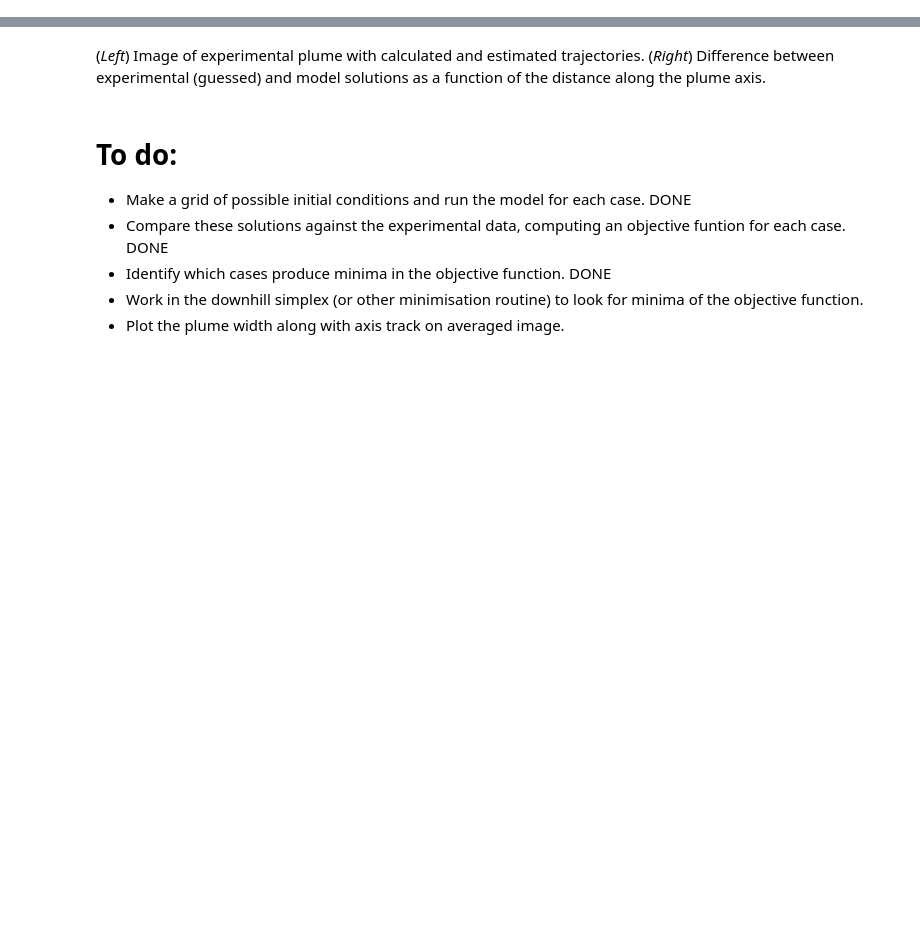
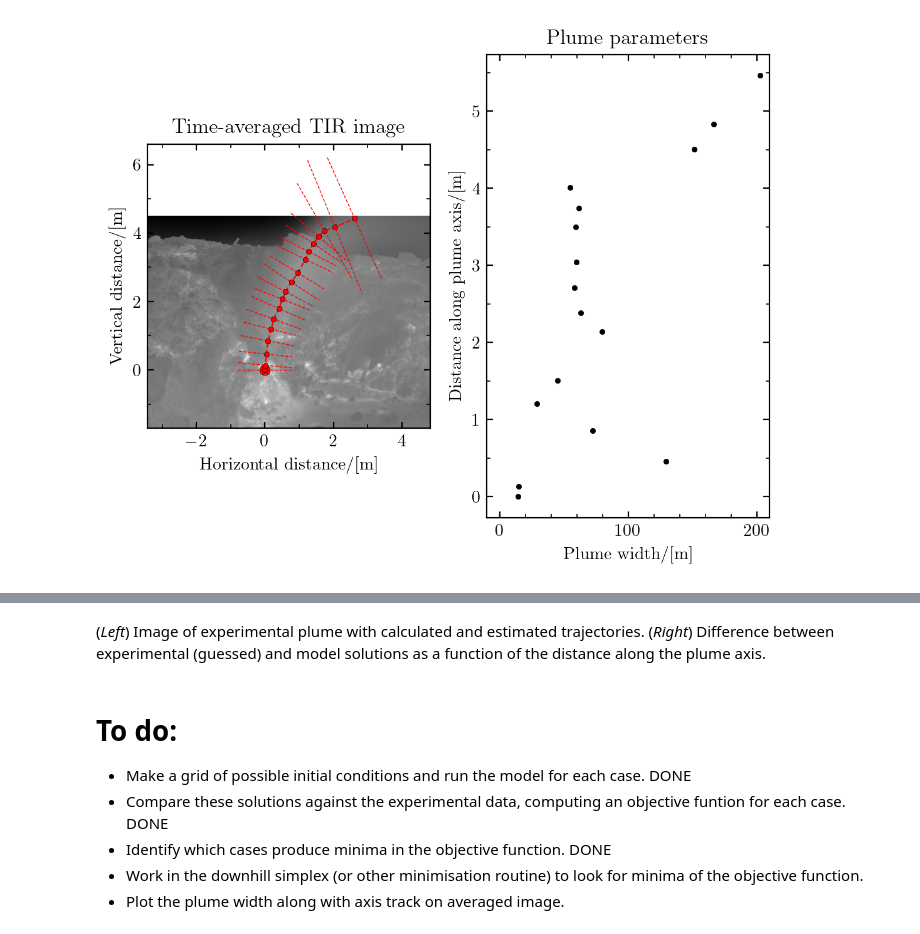
Before and after one commit to djessop/fumarole_plume_model, a Jupyter notebook: plume_analyser_real_plume.ipynb, the cells around one changed output, grey strips where cells are left out. Saved outputs shown, nothing was run; the diff lists cells and outputs as text; code cells hidden in the pictures; blank space fills up the shorter version.

```diff
--- a/plume_analyser_real_plume.ipynb
+++ b/plume_analyser_real_plume.ipynb
@@ -37,0 +106,81 @@ ax.plot(0, 0, 'or')  # vent location
+# %%
+# path  = '/home/david/FieldWork/Soufriere-Guadeloupe/Thermography/2018-03-05_CSN/'
+# fname = '20180305_CSN_imAve_bt.tif'
+fname = f'{date.replace('-', '')}_{site}_imAve_bt.tif'
+
+data  = tifffile.imread(path + fname)
+n, m  = np.array(data.shape) // 2
+
+with open(path + 'parameters.json', 'r') as f:
+    parameters = json.load(f)
+
+fig, axes = plt.subplots(ncols=2, sharey=False)
+extent, im, ax = show_scaled_image(data, scale_factor, vent_loc, ax=axes[0])
+ax.plot(0, 0, 'or')  # vent location
+
+## DEFINE THE DISTANCE ALONG THE AXIS, THE ANGLE AND THE WIDTH OF THE PLUME
+p = np.array(parameters['trajectory'])
+scale_factor = parameters['scale_factor']
+vent_loc     = parameters['vent_loc']
+# p = np.array([[ 0.05      , 0.        ],
+#               [ 0.06655528, 0.13287715],
+#               [ 0.09434369, 0.45939095],
+#               [ 0.1429734 , 0.84842867],
+#               [ 0.23328573, 1.18883667],
+#               [ 0.30275675, 1.48061496],
+#               [ 0.455593  , 1.79323456],
+#               [ 0.55979953, 2.06417155],
+#               [ 0.65011186, 2.28647881],
+#               [ 0.82378941, 2.5643629 ],
+#               [ 1.01136117, 2.83529988],
+#               [ 1.23366844, 3.23128471],
+#               [ 1.31703366, 3.46053908],
+#               [ 1.46986991, 3.68979345],
+#               [ 1.61575906, 3.90073043],
+#               [ 1.78943661, 4.06493696],
+#               [ 2.09510911, 4.1760906 ],
+#               [ 2.67171858, 4.42618627]])
+
+# p *= [1, -1]  # flipud the measurements
+p += [-.05, 0]
+
+pPixels = p.copy() * scale_factor + vent_loc
+pPixels *= [1, -1]
+pPixels += [0, 2*n]
+
+ax.plot(p[:,0], p[:,1], '--.r', lw=.8)
+ax.set_xlabel('Horizontal distance/[m]')
+ax.set_ylabel('Vertical distance/[m]')
+ax.set_title('Time-averaged TIR image')
+ax.xaxis.set_minor_locator(MultipleLocator(1))
+ax.yaxis.set_minor_locator(MultipleLocator(1))
+
+thexp, sig_thexp = plume_angle(p[:,0], p[:,1], errors=[1/scale_factor]*2)
+thexp[0] = np.pi/2
+_, bexp, sig_p, sig_bexp = true_location_width(data, p=pPixels, errors=[1/scale_factor])
+sexp      = dist_along_path(p[:,0], p[:,1])
+
+def _line(x, y, th, width=.5):
+    x_ = np.array([-width, width])
+    y_ = (x_) / np.tan(-th)
+    return x_ + x, y_ + y
+
+for th, p_ in zip(thexp, p):
+    xs, ys = p_
+    x_, y_ = _line(xs, ys, th, width=.8)
+    ax.plot(x_, y_, '--r', lw=.5)
+    # with np.printoptions(precision=3, suppress=False):
+    #     print(f'{th:.3f}, {xs:.3f}, {ys:.3f}', x_, y_)
+
+# print(np.vstack([bexp, sexp]).T)
+# fig, ax = plt.subplots()
+axes[1].plot(bexp, sexp, '.k')
+axes[1].set_xlim([-10, 210])
+axes[1].set_xlabel('Plume width/[m]')
+axes[1].set_ylabel('Distance along plume axis/[m]')
+axes[1].set_title('Plume parameters')
+axes[1].xaxis.set_minor_locator(MultipleLocator(20))
+axes[1].xaxis.set_major_locator(MultipleLocator(100))
+axes[1].yaxis.set_minor_locator(MultipleLocator(.5))
+# %% [output]
+[figure, added]
```
Also changed, not shown: parts of 13 cells of this notebook, 18 other files.
